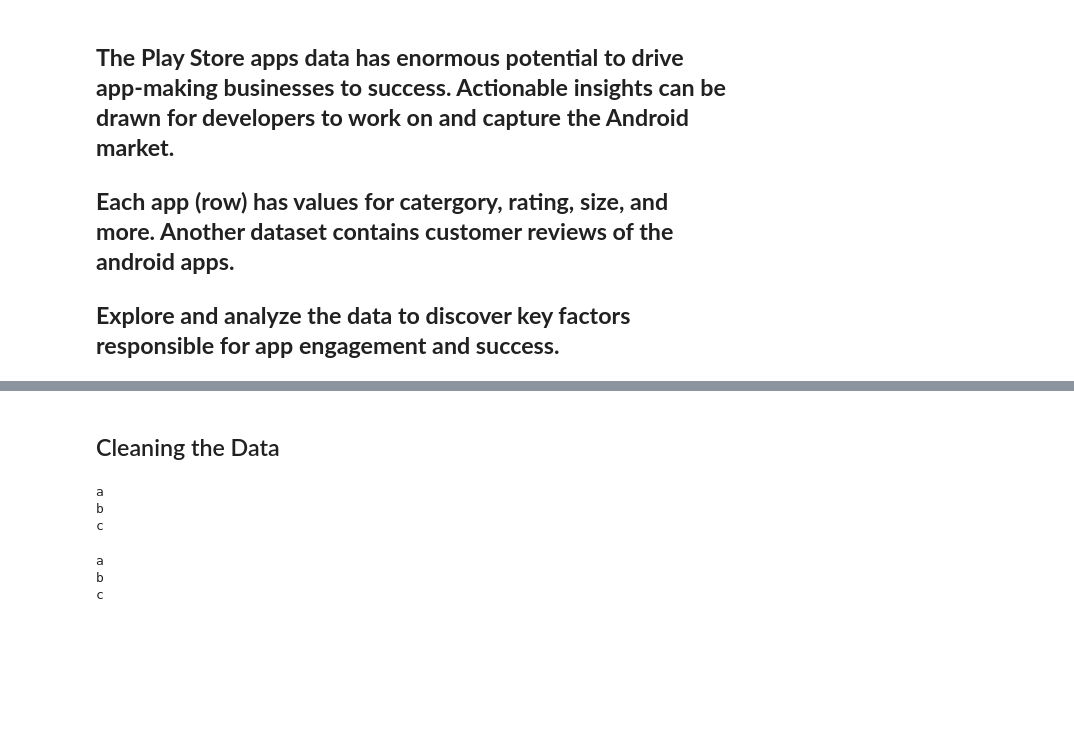
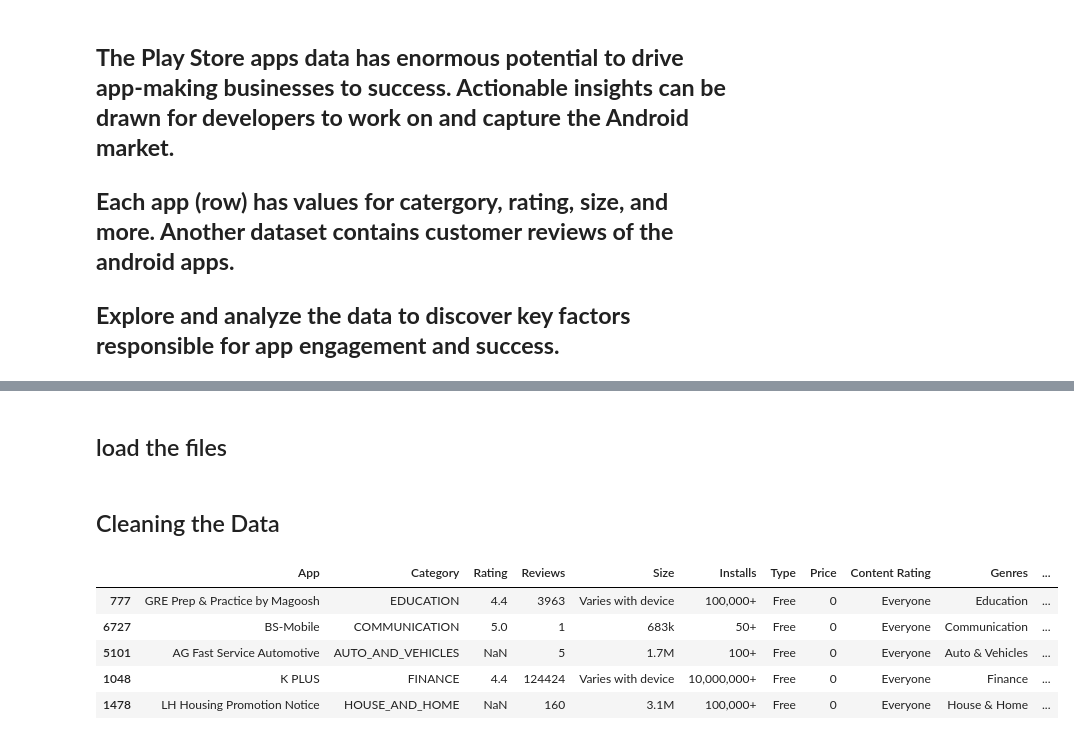
Before and after one commit to BharatSingla12/Play-Store-App-Review-Analysis-EDA-, a Jupyter notebook: Play_Store_App_Review_Analysis_Capstone_Project.ipynb, the cells around one changed output, grey strips where cells are left out. Saved outputs shown, nothing was run; the diff lists cells and outputs as text; code cells hidden in the pictures; blank space fills up the shorter version.

```diff
--- a/Play_Store_App_Review_Analysis_Capstone_Project.ipynb
+++ b/Play_Store_App_Review_Analysis_Capstone_Project.ipynb
@@ -11,18 +23,17 @@
+# %% [markdown]
+## load the files
+# %%
+playstore_df = pd.read_csv("/content/drive/MyDrive/Colab Notebooks/EDA Capstone Project/Play Store Data.csv")
+userreviews_df = pd.read_csv("/content/drive/MyDrive/Colab Notebooks/EDA Capstone Project/User Reviews.csv")
 # %% [markdown]
 ## Cleaning the Data
-# %%
-my_list = ['a', 'b', 'c']
-for i in my_list:
-  print(i)
-# %% [output]
-a
-b
-c
-# %%
-my_list = ['a', 'b', 'c']
-for i in my_list:
- print(i)
-# %% [output]
-a
-b
-c
+# %%
+# Load the data
+playstore_df.sample(5)
+# %% [output]
+|  | App | Category | Rating | Reviews | Size | Installs | Type | Price | Content Rating | Genres | ... |
+| 777 | GRE Prep & Practice by Magoosh | EDUCATION | 4.4 | 3963 | Varies with device | 100,000+ | Free | 0 | Everyone | Education | ... |
+| 6727 | BS-Mobile | COMMUNICATION | 5.0 | 1 | 683k | 50+ | Free | 0 | Everyone | Communication | ... |
+| 5101 | AG Fast Service Automotive | AUTO_AND_VEHICLES | NaN | 5 | 1.7M | 100+ | Free | 0 | Everyone | Auto & Vehicles | ... |
+| 1048 | K PLUS | FINANCE | 4.4 | 124424 | Varies with device | 10,000,000+ | Free | 0 | Everyone | Finance | ... |
+| 1478 | LH Housing Promotion Notice | HOUSE_AND_HOME | NaN | 160 | 3.1M | 100,000+ | Free | 0 | Everyone | House & Home | ... |
```
Also changed, not shown: parts of 13 cells of this notebook.
